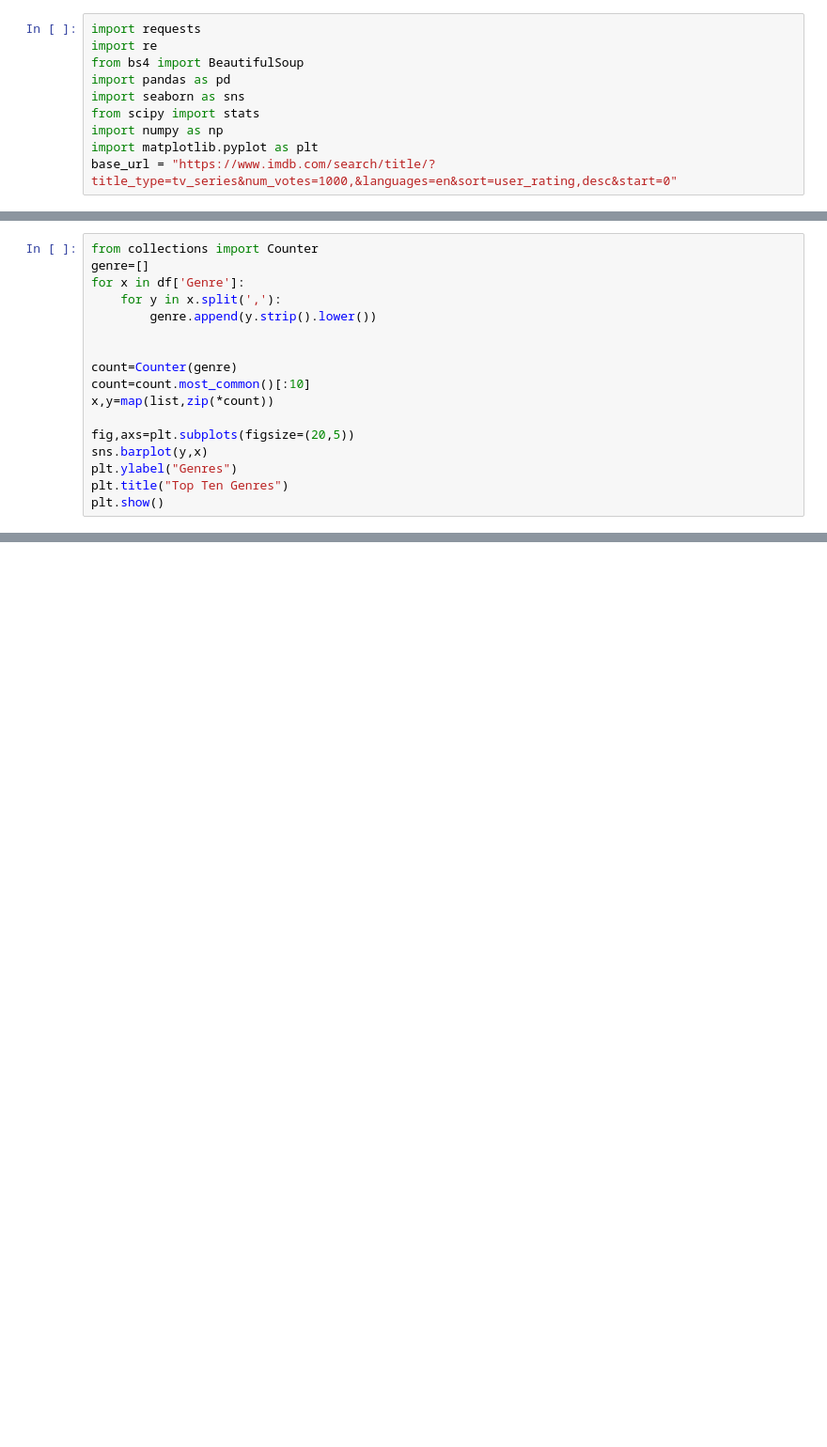
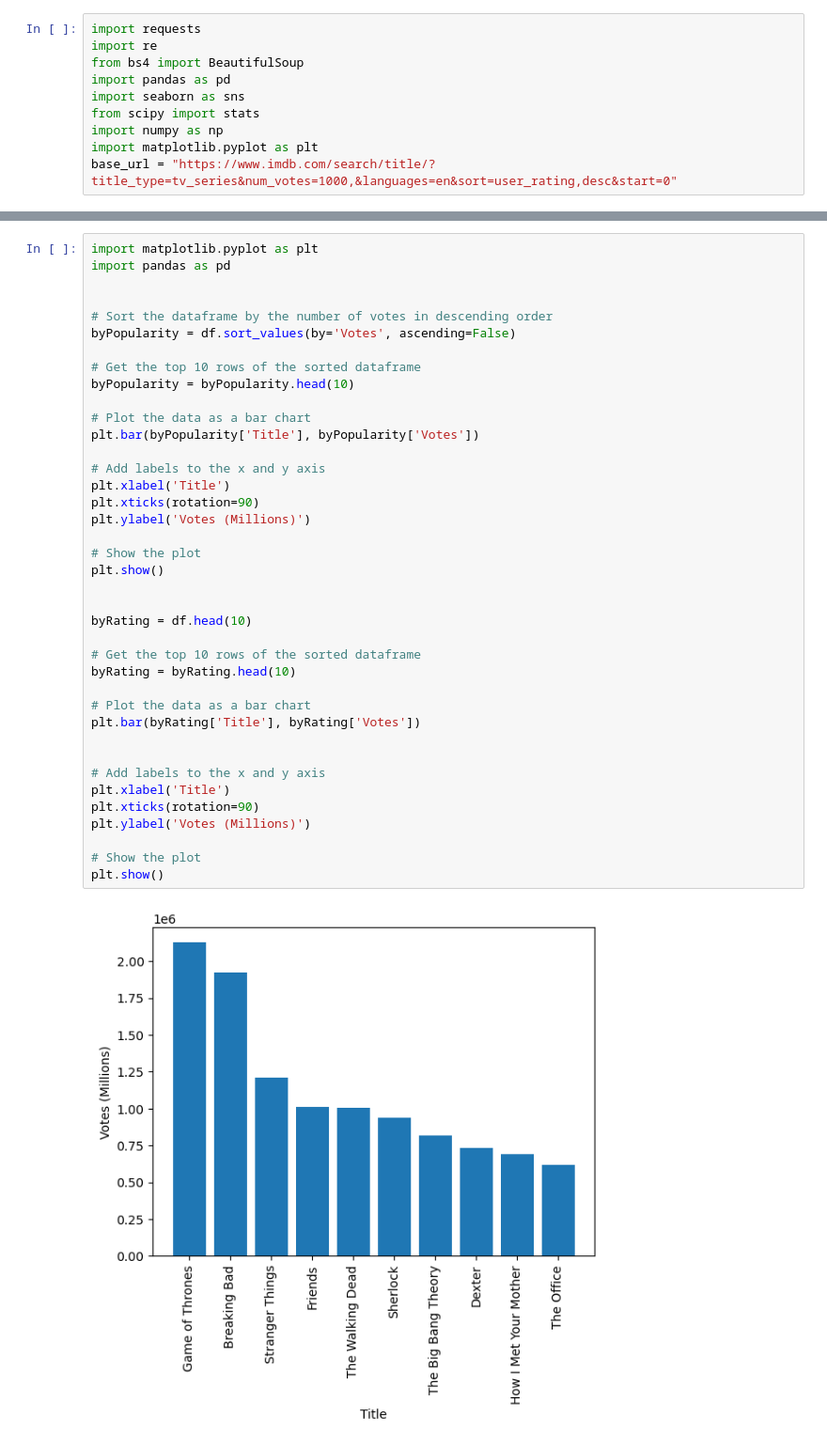
Before and after one commit to Harichandana0301/Project3-Data-Scraping-Analysis-on-top-1000-tv-shows, a Jupyter notebook: Project3.ipynb, the cells around one changed output, grey strips where cells are left out. Shown at 94% size. Drawn from its saved outputs; the diff is of its cells as text; blank space fills up the shorter version.

```diff
--- a/Project3.ipynb
+++ b/Project3.ipynb
@@ -414,17 +10,0 @@ plt.show()
-# %%
-from collections import Counter
-genre=[]
-for x in df['Genre']:
-    for y in x.split(','):
-        genre.append(y.strip().lower())
-
-
-count=Counter(genre)
-count=count.most_common()[:10]
-x,y=map(list,zip(*count))
-
-fig,axs=plt.subplots(figsize=(20,5))
-sns.barplot(y,x)
-plt.ylabel("Genres")
-plt.title("Top Ten Genres")
-plt.show()
@@ -490,0 +90,41 @@ plt.show()
+# %%
+import matplotlib.pyplot as plt
+import pandas as pd
+
+
+# Sort the dataframe by the number of votes in descending order
+byPopularity = df.sort_values(by='Votes', ascending=False)
+
+# Get the top 10 rows of the sorted dataframe
+byPopularity = byPopularity.head(10)
+
+# Plot the data as a bar chart
+plt.bar(byPopularity['Title'], byPopularity['Votes'])
+
+# Add labels to the x and y axis
+plt.xlabel('Title')
+plt.xticks(rotation=90)
+plt.ylabel('Votes (Millions)')
+
+# Show the plot
+plt.show()
+
+
+byRating = df.head(10)
+
+# Get the top 10 rows of the sorted dataframe
+byRating = byRating.head(10)
+
+# Plot the data as a bar chart
+plt.bar(byRating['Title'], byRating['Votes'])
+
+
+# Add labels to the x and y axis
+plt.xlabel('Title')
+plt.xticks(rotation=90)
+plt.ylabel('Votes (Millions)')
+
+# Show the plot
+plt.show()
+# %% [output]
+[figure, added]
```
Also changed, not shown: parts of 53 cells of this notebook.
